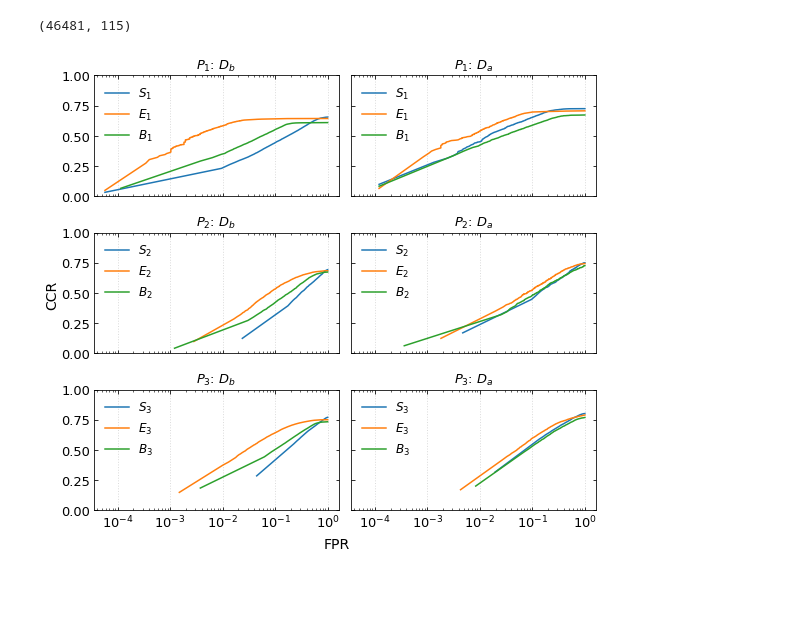
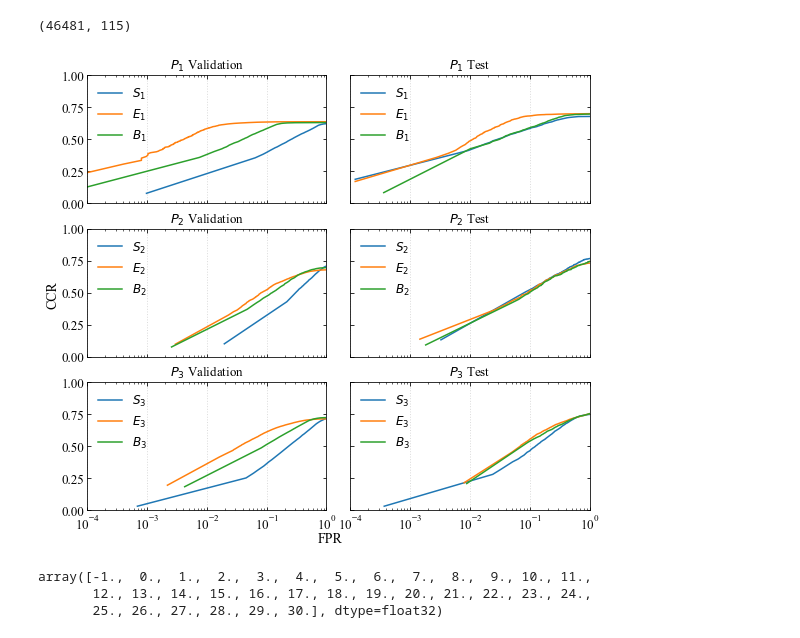
Before and after one commit to AIML-IfI/openset-imagenet, a Jupyter notebook: analysis/open_set_imagenet.ipynb, the cells around one changed output. Drawn from its saved outputs; the diff is of its cells as text; code cells hidden in the pictures; blank space fills up the shorter version.

```diff
--- a/analysis/open_set_imagenet.ipynb
+++ b/analysis/open_set_imagenet.ipynb
@@ -45,6 +45,8 @@ a['semilogits'][:,:-1].shape
 (46481, 115)
 # %%
 import sys
+
+from black import out
 sys.path.append("../")
 import src.util as util
 import matplotlib.pyplot as plt
@@ -52,89 +54,83 @@ import numpy as np
 import pandas as pd
 from pathlib import Path
 
+plt.rcParams["font.family"] = "Times New Roman"
+
 # General Experiments
 results = Path('../../results')
 outputs = Path('../outputs/')
+old = Path('../outputs/old')
 
 p1_paths = {
-    '$S_1$':    results/'s1n_l1_e0_adam_d40_g0.3/s1n_l1_e0_adam_d40_g0.3_best_val_arr.npz',
-    '$E_1$':    results/'e1n_w1_l1_e0_sgd_d40_g0.3/e1n_w1_l1_e0_sgd_d40_g0.3_best_val_arr.npz',
-    '$B_1$':    results/'g1n_l1_e0_adam/g1n_l1_e0_adam_curr_val_arr.npz',
+    '$S_{1}$':    outputs / 's1n_l1_e0_adam/s1n_l1_e0_adam_curr_val_arr.npz',
+    '$E_{1}$':    outputs / 'e1n_l1_e0_adam/e1n_l1_e0_adam_best_val_arr.npz',
+    '$B_{1}$':    outputs / 'b1n_l1_e0_adam/b1n_l1_e0_adam_best_val_arr.npz',
     }
 
 p2_paths = {
-    '$S_2$':    results/'s2_a0_w0_l1_t8_x0_e0_af/s2_a0_w0_l1_t8_x0_e0_af_119_val_arr.npz',
-    '$E_2$':    results/'e2n_a0_w1_l1_t5_x0_e0_af/e2n_a0_w1_l1_t5_x0_e0_af_best_val_arr.npz',
-    '$B_2$':    outputs/'g2n_l1_e0_adam/g2n_l1_e0_adam_curr_val_arr.npz',
-
+    '$S_{2}$':  outputs / 's2n_l1_e0_adam/s2n_l1_e0_adam_best_val_arr.npz',
+    '$E_{2}$':  outputs / 'e2n_l1_e0_adam/e2n_l1_e0_adam_best_val_arr.npz',
+    '$B_{2}$':  outputs / 'b2n_l1_e0_adam/b2n_l1_e0_adam_best_val_arr.npz',
     }
 
 p3_paths = {
-    '$S_3$':    results/'s3n_l1_e0_adam_d40_g0.3/s3n_l1_e0_adam_d40_g0.3_best_val_arr.npz',
-    '$E_3$':    results/'e3n_w0.1_l1_e0_adam_d40_g0.3/e3n_w0.1_l1_e0_adam_d40_g0.3_best_val_arr.npz',
-    '$B_3$':    outputs/'g3n_l1_e0_adam/g3n_l1_e0_adam_curr_val_arr.npz',
-    }
+    '$S_{3}$':  outputs / 's3n_l1_e0_adam/s3n_l1_e0_adam_best_val_arr.npz',
+    '$E_{3}$':  outputs / 'e3n_l1_e0_adam/e3n_l1_e0_adam_best_val_arr.npz',
+    '$B_{3}$':  outputs / 'b3n_l1_e0_adam/b3n_l1_e0_adam_best_val_arr.npz',
+   }
 
 p1_val = util.read_array_list(p1_paths)
-p1_best_val = util.read_array_list(p1_paths)
 p1_test = util.read_array_list(util.transform_to_test(p1_paths))
-p1_best_test = util.read_array_list(util.transform_to_test(util.get_best_arrays(p1_paths)))
 
 p2_val = util.read_array_list(p2_paths)
-p2_best_val = util.read_array_list(util.get_best_arrays(p2_paths))
 p2_test = util.read_array_list(util.transform_to_test(p2_paths))
-p2_best_test = util.read_array_list(util.transform_to_test(util.get_best_arrays(p2_paths)))
 
 p3_val = util.read_array_list(p3_paths)
-p3_best_val = util.read_array_list(util.get_best_arrays(p3_paths))
 p3_test = util.read_array_list(util.transform_to_test(p3_paths))
-p3_best_test = util.read_array_list(util.transform_to_test(util.get_best_arrays(p3_paths)))
 
-points = 1000
+points = 300
 font = 14
-linewidth=2
+scale = 'semilog'
 fig = plt.figure(figsize=(9,8))
-gs = fig.add_gridspec(3, 2, hspace=0.3, wspace=0.05)
+gs = fig.add_gridspec(3, 2, hspace=0.2, wspace=0.1)
 axs = gs.subplots(sharex=True, sharey=False)
 axs = axs.flat
 
-util.plot_oscr(arrays=p1_val, scale='semilog', title='$P_1$: $D_b$', ax_label_font=13, ax=axs[0],
+util.plot_oscr(arrays=p1_val, scale=scale, title='$P_1$ Validation', ax_label_font=13, ax=axs[0],
               legend_pos="upper left", unk_label=-1, points=points)
 
-util.plot_oscr(arrays=p1_test, scale='semilog', title='$P_1$: $D_a$', ax_label_font=13, ax=axs[1],
+util.plot_oscr(arrays=p1_test, scale=scale, title='$P_1$ Test', ax_label_font=13, ax=axs[1],
               legend_pos="upper left", unk_label=-2, points=points)
 
-util.plot_oscr(arrays=p2_val, scale='semilog', title='$P_2$: $D_b$', ax_label_font=13, ax=axs[2],
+util.plot_oscr(arrays=p2_val, scale=scale, title='$P_2$ Validation', ax_label_font=13, ax=axs[2],
               legend_pos="upper left", unk_label=-1, points=points)
 
-util.plot_oscr(arrays=p2_test, scale='semilog', title='$P_2$: $D_a$', ax_label_font=13, ax=axs[3],
+util.plot_oscr(arrays=p2_test, scale=scale, title='$P_2$ Test', ax_label_font=13, ax=axs[3],
               legend_pos="upper left", unk_label=-2, points=points)
 
-util.plot_oscr(arrays=p3_val, scale='semilog', title='$P_3$: $D_b$', ax_label_font=13, ax=axs[4],
+util.plot_oscr(arrays=p3_val, scale=scale, title='$P_3$ Validation', ax_label_font=13, ax=axs[4],
               legend_pos="upper left", unk_label=-1, points=points)
 
-util.plot_oscr(arrays=p3_test, scale='semilog', title='$P_3$: $D_a$', ax_label_font=13, ax=axs[5],
+util.plot_oscr(arrays=p3_test, scale=scale, title='$P_3$ Test', ax_label_font=13, ax=axs[5],
               legend_pos="upper left", unk_label=-2, points=points)
-
-# util.plot_oscr(p3_best_val, split='val', scale='linear', use_norms=False, title='$P_3$', ax_label_font=13, ax=axs[4],
-#               legend_pos="upper left", points=points)
-# util.plot_oscr(p2_best_test, split='test', scale='semilog', use_norms=False, title='$P_2$', ax_label_font=13, ax=axs[3],
-#               legend_pos="upper left", points=points)
-
-
-# util.plot_oscr(p1_best_test, split='test', scale='semilog', use_norms=False, base_line=True,
-#                title='$P_1$ test', linewidth=linewidth, ax_label_font=font, ax=axs[0], legend_pos='lower right', points=points)
-
 
 for ax in axs:
     ax.label_outer()
     ax.grid(axis='x', linestyle=':', linewidth=1, color='gainsboro')
 
-fig.text(0.5, 0.06, 'FPR', ha='center', fontsize=font)
-fig.text(0.05, 0.5, 'CCR', va='center', rotation='vertical', fontsize=font)
+fig.text(0.5, 0.07, 'FPR', ha='center', fontsize=font)
+fig.text(0.06, 0.5, 'CCR', va='center', rotation='vertical', fontsize=font)
 
 plt.savefig('fig/oscr_all_protocols.pdf', dpi=90, bbox_inches='tight')
 plt.show()
 # get_models_epochs(p2_files1)
 # %% [output]
-[figure, old version]
+[figure, new version]
+# %%
+gt_val = p2_val['$B_2$']['gt']
+gt_test = p1_test['$B_1$']['gt']
+np.unique(gt_val)
+# %% [output]
+array([-1.,  0.,  1.,  2.,  3.,  4.,  5.,  6.,  7.,  8.,  9., 10., 11.,
+       12., 13., 14., 15., 16., 17., 18., 19., 20., 21., 22., 23., 24.,
+       25., 26., 27., 28., 29., 30.], dtype=float32)
```
Also changed, not shown: parts of 5 cells of this notebook, 8 other files.
